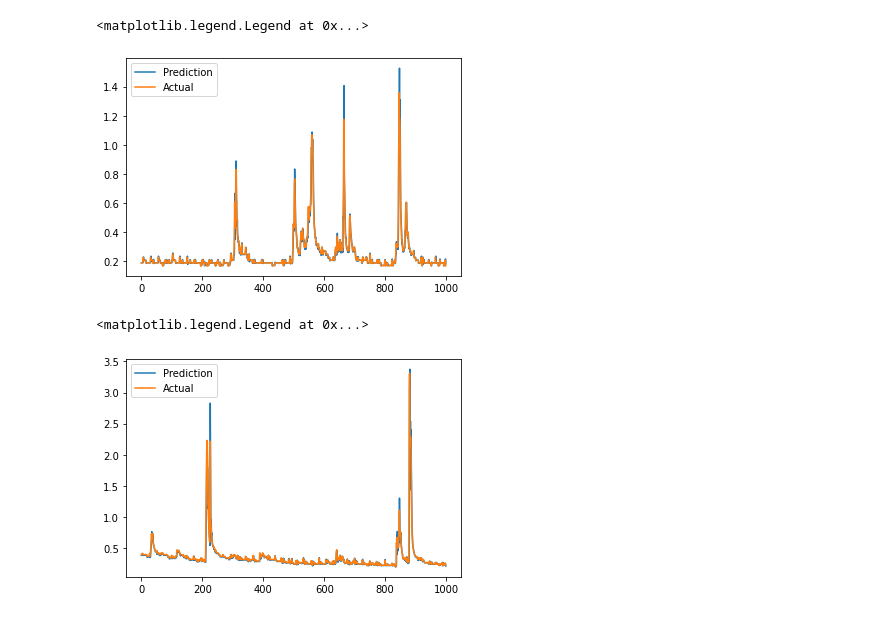
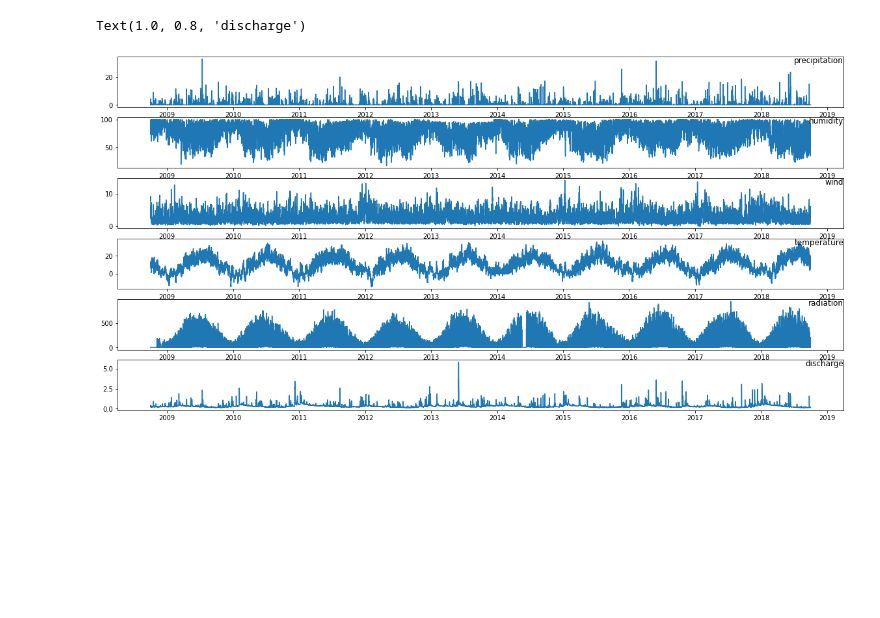
Before and after one commit to OrhanDT/masterThesis, a Jupyter notebook: Waldangelbach_Discharge_LSTM.ipynb, the cells around one changed output. Drawn from its saved outputs; the diff is of its cells as text; code cells hidden in the pictures; blank space fills up the shorter version.

```diff
--- a/Waldangelbach_Discharge_LSTM.ipynb
+++ b/Waldangelbach_Discharge_LSTM.ipynb
@@ -100,16 +28,31 @@ val_results = pd.DataFrame(data={'Val Predictions':val_predictions, 'Actuals':y_
-# %%
-plt.plot(val_results['Val Predictions'][:1000],label = 'Prediction')
-plt.plot(val_results['Actuals'][:1000],label = 'Actual')
-plt.legend()
-# %% [output]
-<matplotlib.legend.Legend at 0x...>
-[figure, removed]
-# %%
-test_predictions = model1.predict(X_test1).flatten()
-test_results = pd.DataFrame(data={'Test Predictions':test_predictions, 'Actuals':y_test1})
-plt.plot(test_results['Test Predictions'][:1000],label = 'Prediction')
-plt.plot(test_results['Actuals'][:1000],label = 'Actual')
-plt.legend()
-# %% [output]
-<matplotlib.legend.Legend at 0x...>
-[figure, removed]
+# %%
+# IMPORT DATASET (USER INPUT)
+
+# File directories of forcing and discharge dataset
+path2file_1 = '/content/drive/MyDrive/Waldangelbach_Discharge_LSTM/forcing_6h.csv'
+path2file_2 = '/content/drive/MyDrive/Waldangelbach_Discharge_LSTM/discharge_6h.csv'
+
+#####
+
+# Read data and adjust it
+forcing = pd.read_csv(path2file_1)
+discharge = pd.read_csv(path2file_2)
+forcing.index = pd.to_datetime(forcing['time'], format='%d/%m/%Y %H:%M')
+forcing = forcing.drop(['time'],axis=1)
+discharge.index = pd.to_datetime(discharge['time'], format='%d/%m/%Y %H:%M')
+discharge = discharge.drop(['time'],axis=1)
+
+no_cols = len(forcing.columns)
+i = 1
+plt.figure(figsize=(20,10))
+for column in forcing.columns:
+  plt.subplot(no_cols+1,1,i)
+  plt.plot(forcing[column])
+  plt.title(column,loc='right',y=0.8)
+  i+=1
+plt.subplot(no_cols+1,1,i)
+plt.plot(discharge['discharge'])
+plt.title('discharge',loc='right',y=0.8)
+# %% [output]
+Text(1.0, 0.8, 'discharge')
+[figure, added]
```
Also changed, not shown: parts of 19 cells of this notebook.
